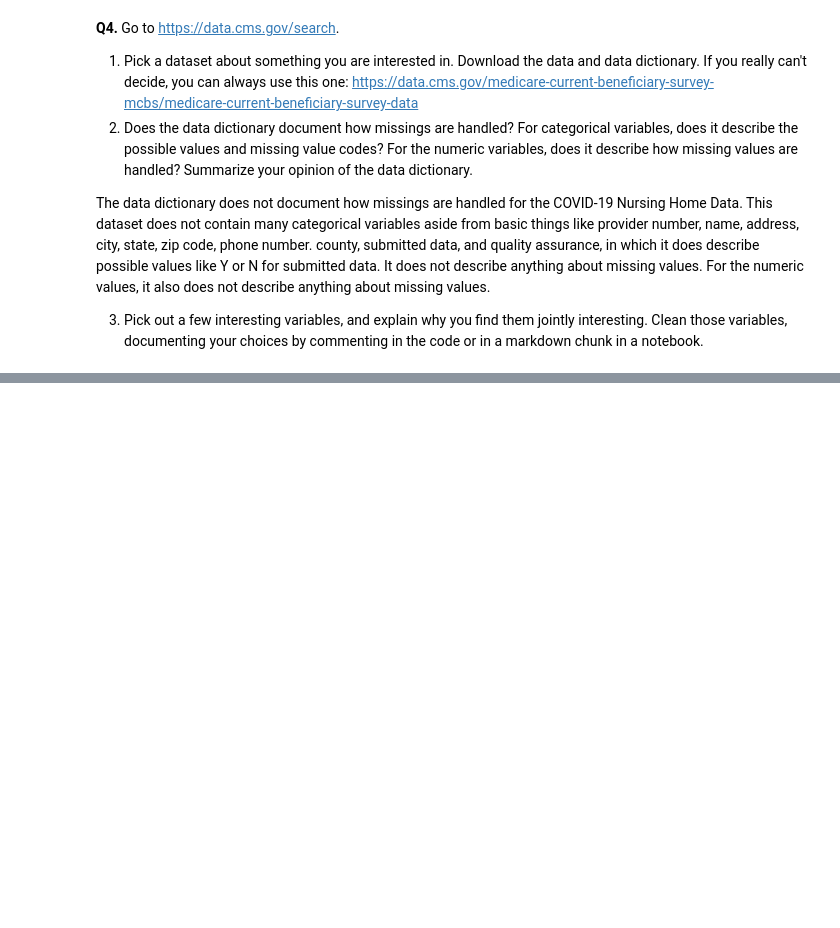
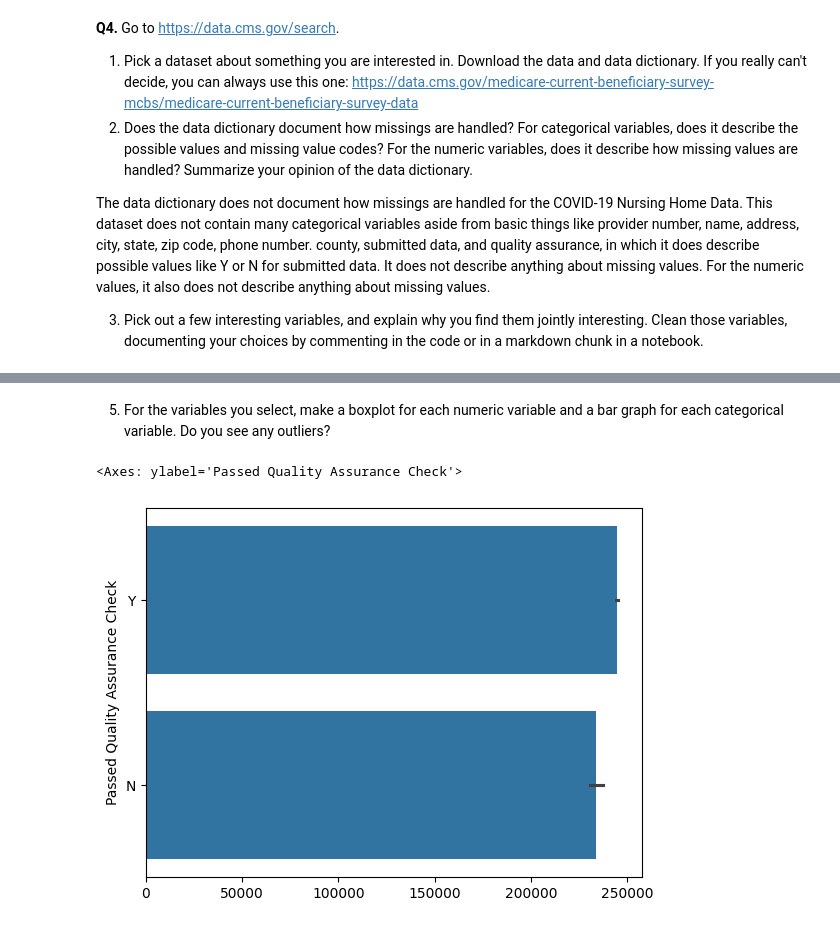
Before and after one commit to anutishah/visualization, a Jupyter notebook: assignment/assignment.ipynb, the cells around one changed output, grey strips where cells are left out. Drawn from its saved outputs; the diff is of its cells as text; code cells hidden in the pictures; blank space fills up the shorter version.

Commit message:
finished assignment

```diff
--- a/assignment/assignment.ipynb
+++ b/assignment/assignment.ipynb
@@ -266,0 +287,3 @@ FileNotFoundError: [Errno 2] No such file or directory: '/var/COVID-19 Nursing H
+# %%
+columns_to_read = ['Passed Quality Assurance Check', 'Residents Total Confirmed COVID-19', 'Residents Total COVID-19 Deaths', 'Residents Total All Deaths']
+df = pd.read_csv('/content/visualization/assignment/data/COVID-19 Nursing Home Data 02.04.2024.csv', nrows=490000, on_bad_lines='skip', low_memory=False, usecols=columns_to_read)
@@ -266,0 +311,8 @@ FileNotFoundError: [Errno 2] No such file or directory: '/var/COVID-19 Nursing H
+# %% [markdown]
+5. For the variables you select, make a boxplot for each numeric variable and a bar graph for each categorical variable. Do you see any outliers?
+# %%
+import seaborn as sns
+sns.barplot(df['Passed Quality Assurance Check'])
+# %% [output]
+<Axes: ylabel='Passed Quality Assurance Check'>
+[figure, added]
```
Also changed, not shown: parts of 24 cells of this notebook.
